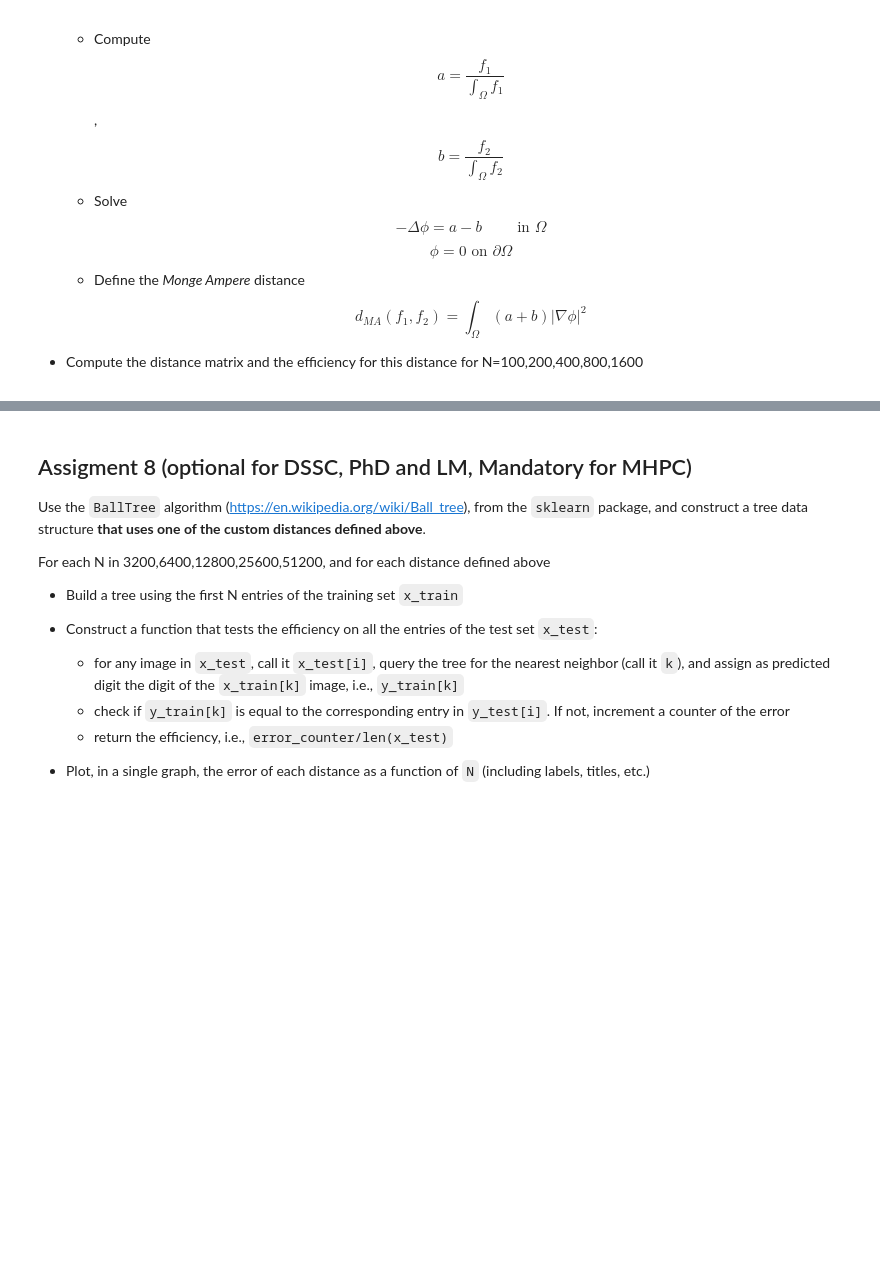
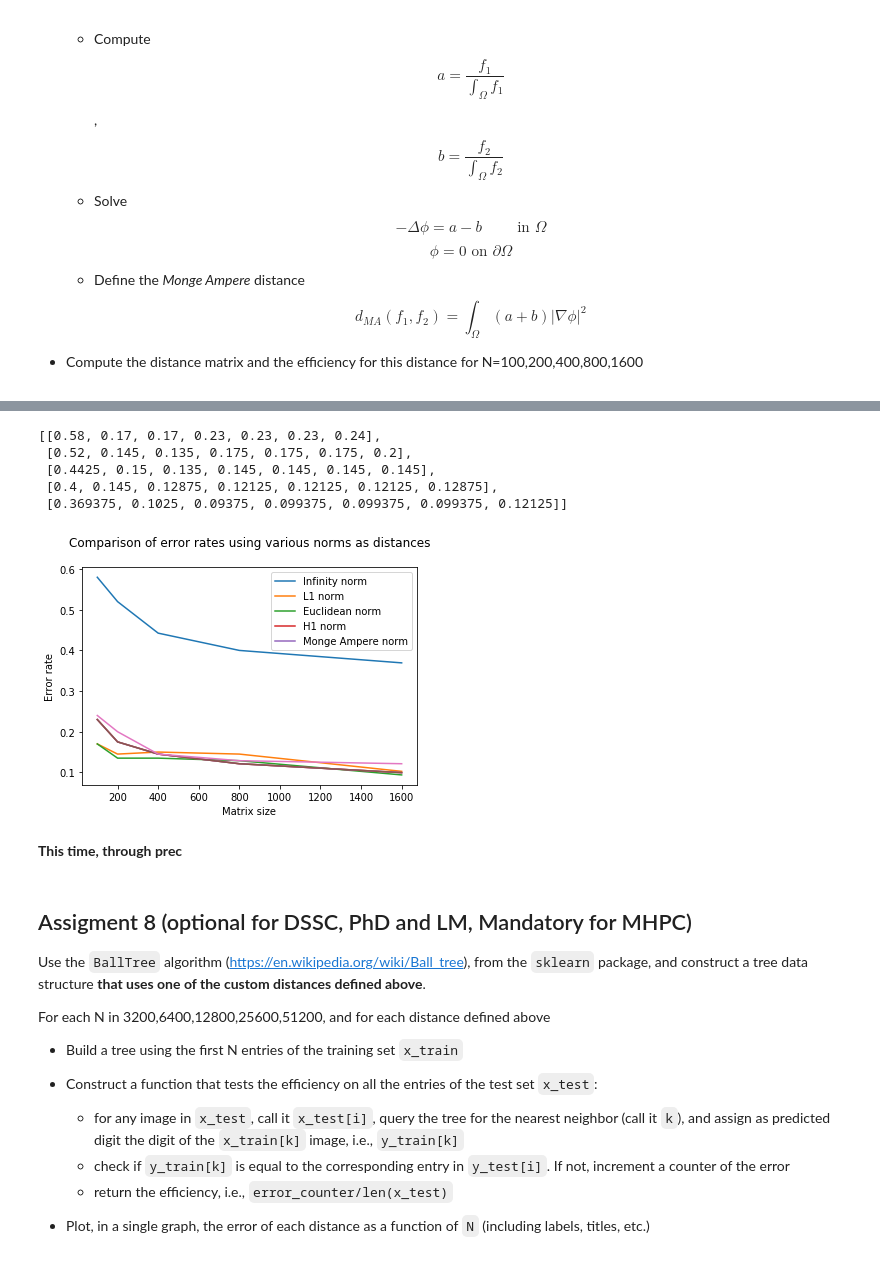
Before and after one commit to gsarti/P1.4_seed, a Jupyter notebook: final_project/final_project_2018-2019.ipynb, the cells around one changed output, grey strips where cells are left out. Drawn from its saved outputs; the diff is of its cells as text; code cells hidden in the pictures; blank space fills up the shorter version.

```diff
--- a/final_project/final_project_2018-2019.ipynb
+++ b/final_project/final_project_2018-2019.ipynb
@@ -332,0 +513,6 @@ An even better improvement on the previous distance function is given by the fol
+# %%
+N = [100,200,400,800,1600]
+%time D_MA = distance_matrix_opt(max(N),d_MA_opt, data_n_MA, grad_MA)
+m = D_MA.max()
+%time error_rates_MA = [error_rate(D_MA, n, m) for n in N]
+error_rates_MA
@@ -333,3 +525,24 @@ An even better improvement on the previous distance function is given by the fol
+# %%
+# Adding MA to previous results
+for i in range(len(error_rates_tot)):
+    error_rates_tot[i].append(error_rates_MA[i])
+error_rates_tot
+# %% [output]
+[[0.58, 0.17, 0.17, 0.23, 0.23, 0.23, 0.24],
+ [0.52, 0.145, 0.135, 0.175, 0.175, 0.175, 0.2],
+ [0.4425, 0.15, 0.135, 0.145, 0.145, 0.145, 0.145],
+ [0.4, 0.145, 0.12875, 0.12125, 0.12125, 0.12125, 0.12875],
+ [0.369375, 0.1025, 0.09375, 0.099375, 0.099375, 0.099375, 0.12125]]
+# %%
+plot(N, error_rates_tot)
+_ = legend(["Infinity norm","L1 norm","Euclidean norm", "H1 norm", "Monge Ampere norm"])
+_ = xlabel("Matrix size")
+_ = ylabel("Error rate")
+_ = title("Comparison of error rates using various norms as distances\n")
+# %% [output]
+[figure, added]
+# %% [markdown]
+**This time, through prec**
 # %% [markdown]
 ## Assigment 8 (optional for DSSC, PhD and LM, Mandatory for MHPC)
 
```
Also changed, not shown: parts of 19 cells of this notebook.
